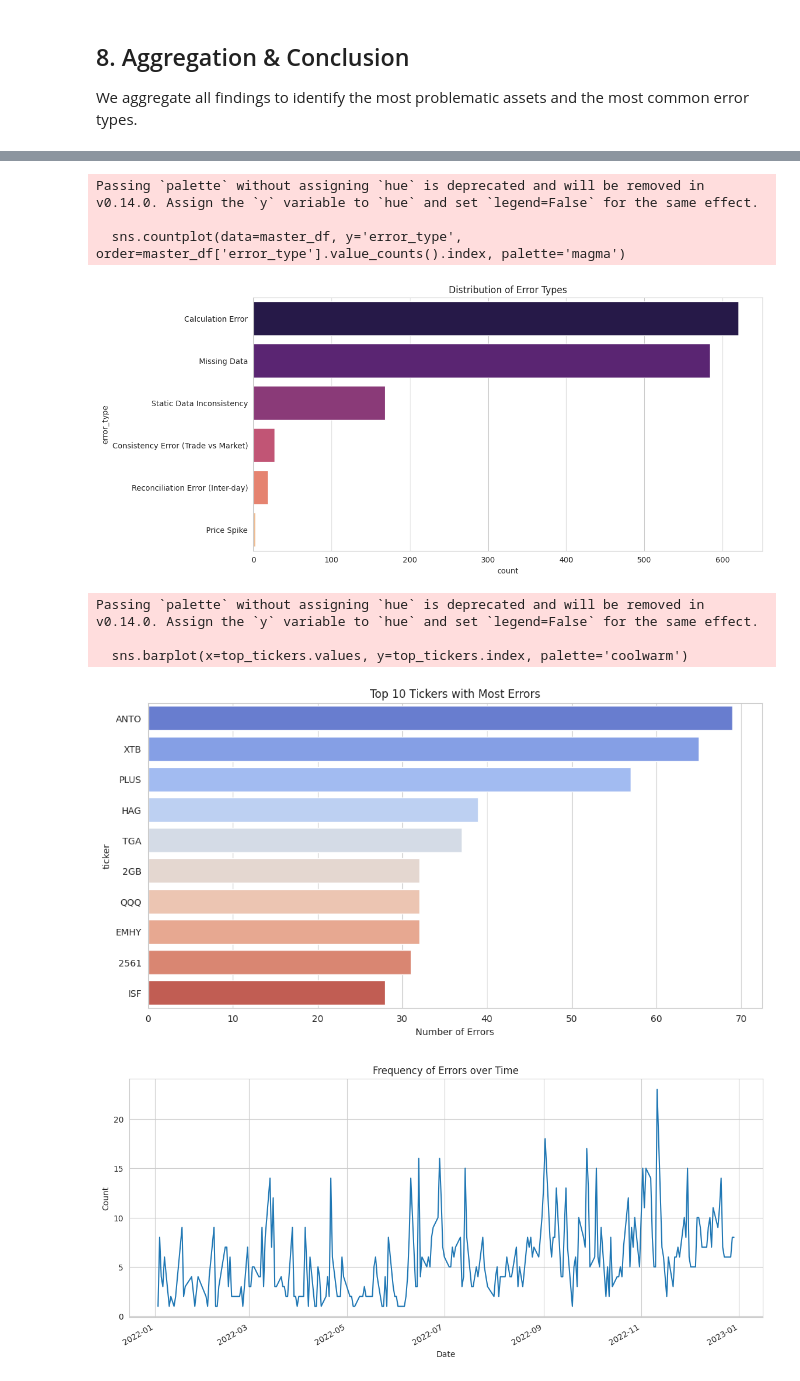
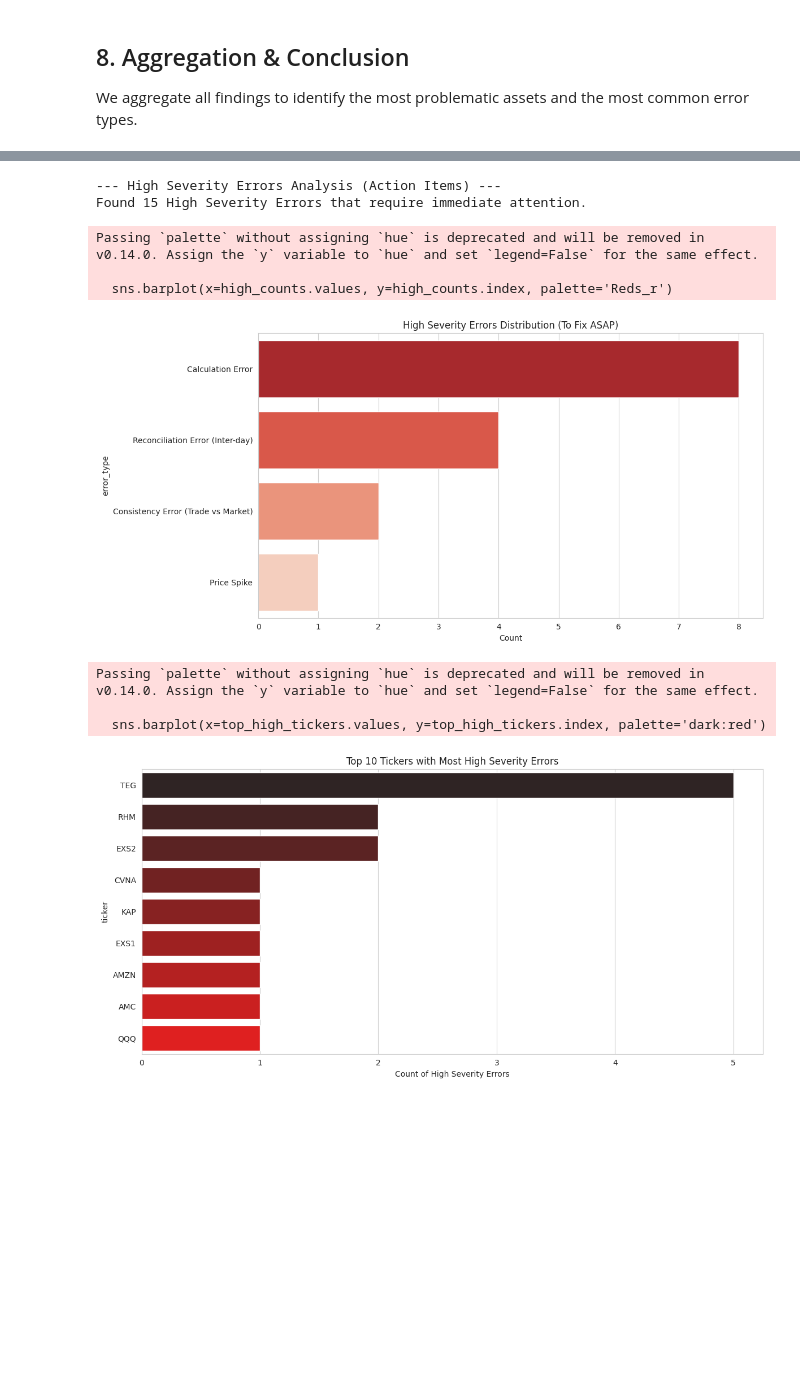
Before and after one commit to RaynorEtienn/Financial-Data-Analysis, a Jupyter notebook: notebooks/analysis.ipynb, the cells around one changed output, grey strips where cells are left out. Cells and saved outputs as stored; diff of their text form; code cells hidden in the pictures; blank space fills up the shorter version.

Commit message:
Analysis -> Aggregation -> Done.

```diff
--- a/notebooks/analysis.ipynb
+++ b/notebooks/analysis.ipynb
@@ -847,31 +847,70 @@ if all_errors_dfs:
     master_df = pd.concat(all_errors_dfs, ignore_index=True)
     print(f"Total Errors Found: {len(master_df)}")
 
-    # 1. Errors by Type
-    plt.figure(figsize=(12, 6))
-    sns.countplot(data=master_df, y='error_type', order=master_df['error_type'].value_counts().index, palette='magma')
-    plt.title("Distribution of Error Types")
+    # --- 1. Error Types with Severity Breakdown (Stacked Bar Chart) ---
+    # Group by Error Type and Severity
+    severity_breakdown = master_df.groupby(['error_type', 'severity']).size().unstack(fill_value=0)
+
+    # Reorder columns to ensure logical progression: Low -> Medium -> High
+    desired_order = ['Low', 'Medium', 'High']
+    cols = [c for c in desired_order if c in severity_breakdown.columns]
+    severity_breakdown = severity_breakdown[cols]
+
+    # Sort by total count for better visualization
+    severity_breakdown['Total'] = severity_breakdown.sum(axis=1)
+    severity_breakdown = severity_breakdown.sort_values('Total', ascending=True)
+    severity_breakdown = severity_breakdown.drop(columns=['Total'])
+
+    # Plot Stacked Bar Chart
+    ax = severity_breakdown.plot(kind='barh', stacked=True, color=['green', 'orange', 'red'], figsize=(12, 8))
+    plt.title("Distribution of Error Types by Severity")
+    plt.xlabel("Count")
+    plt.ylabel("Error Type")
+    plt.legend(title='Severity', loc='lower right')
+    plt.tight_layout()
     plt.show()
 
-    # 2. Top Offenders (Tickers)
-    top_tickers = master_df['ticker'].value_counts().head(10)
-    plt.figure(figsize=(12, 6))
-    sns.barplot(x=top_tickers.values, y=top_tickers.index, palette='coolwarm')
-    plt.title("Top 10 Tickers with Most Errors")
-    plt.xlabel("Number of Errors")
-    plt.show()
+    # --- 2. Focus on High Severity Errors ---
+    high_severity = master_df[master_df['severity'] == 'High']
 
-    # 3. Errors over Time
+    if not high_severity.empty:
+        print(f"\n--- High Severity Errors Analysis (Action Items) ---")
+        print(f"Found {len(high_severity)} High Severity Errors that require immediate attention.")
+
+        # Distribution of High Severity Errors by Type
+        high_counts = high_severity['error_type'].value_counts()
+
+        plt.figure(figsize=(12, 6))
+        sns.barplot(x=high_counts.values, y=high_counts.index, palette='Reds_r')
+        plt.title("High Severity Errors Distribution (To Fix ASAP)")
+        plt.xlabel("Count")
+        plt.tight_layout()
+        plt.show()
+
+        # Top Tickers with High Severity Errors
+        top_high_tickers = high_severity['ticker'].value_counts().head(10)
+
+        plt.figure(figsize=(12, 6))
+        sns.barplot(x=top_high_tickers.values, y=top_high_tickers.index, palette='dark:red')
+        plt.title("Top 10 Tickers with Most High Severity Errors")
+        plt.xlabel("Count of High Severity Errors")
+        plt.tight_layout()
+        plt.show()
+    else:
+        print("No High Severity errors found.")
+
+    # --- 3. Errors over Time ---
     master_df['Date'] = pd.to_datetime(master_df['date'])
     errors_by_date = master_df.groupby('Date').size()
 
     plt.figure(figsize=(14, 6))
     errors_by_date.plot()
-    plt.title("Frequency of Errors over Time")
+    plt.title("Frequency of All Errors over Time")
     plt.ylabel("Count")
     plt.show()
 
     # Display Summary Table
+    print("\nSummary of Errors by Ticker:")
     summary = master_df.groupby(['ticker', 'error_type']).size().unstack(fill_value=0)
     summary['Total'] = summary.sum(axis=1)
     display(summary.sort_values('Total', ascending=False).head(10))
@@ -882,9 +922,10 @@ Total Errors Found: 1422
-Passing `palette` without assigning `hue` is deprecated and will be removed in v0.14.0. Assign the `y` variable to `hue` and set `legend=False` for the same effect.
-
-  sns.countplot(data=master_df, y='error_type', order=master_df['error_type'].value_counts().index, palette='magma')
+--- High Severity Errors Analysis (Action Items) ---
+Found 15 High Severity Errors that require immediate attention.
-[figure, old version]
 Passing `palette` without assigning `hue` is deprecated and will be removed in v0.14.0. Assign the `y` variable to `hue` and set `legend=False` for the same effect.
 
-  sns.barplot(x=top_tickers.values, y=top_tickers.index, palette='coolwarm')
+  sns.barplot(x=high_counts.values, y=high_counts.index, palette='Reds_r')
-[figure, old version]
+[figure, new version]
+Passing `palette` without assigning `hue` is deprecated and will be removed in v0.14.0. Assign the `y` variable to `hue` and set `legend=False` for the same effect.
+
+  sns.barplot(x=top_high_tickers.values, y=top_high_tickers.index, palette='dark:red')
-[figure, old version]
+[figure, new version]
```
Also changed, not shown: parts of 2 cells of this notebook.
